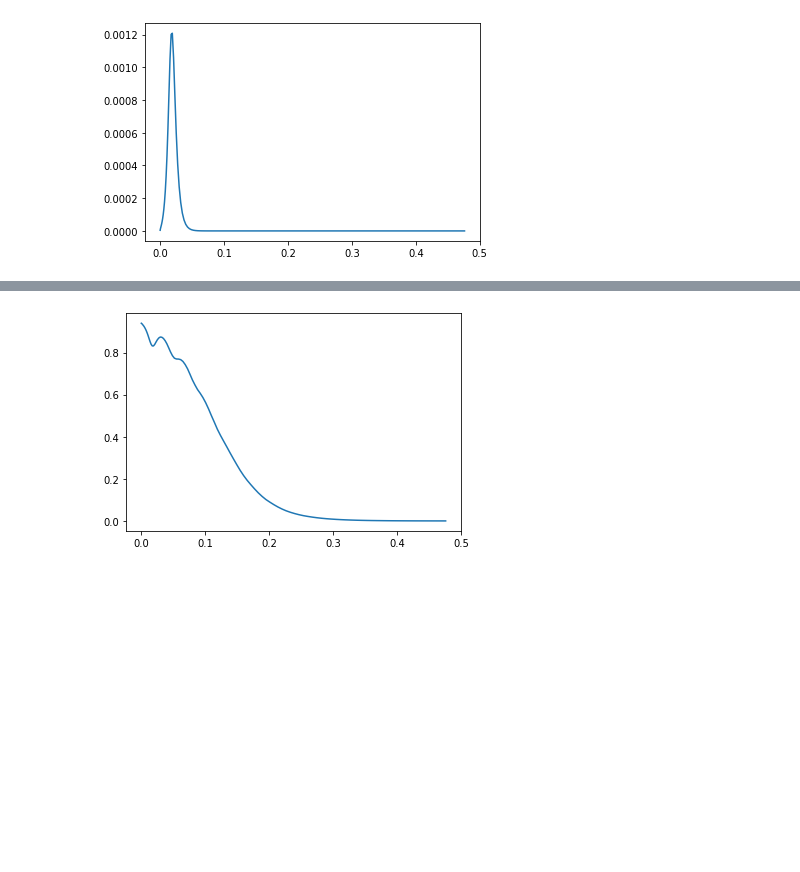
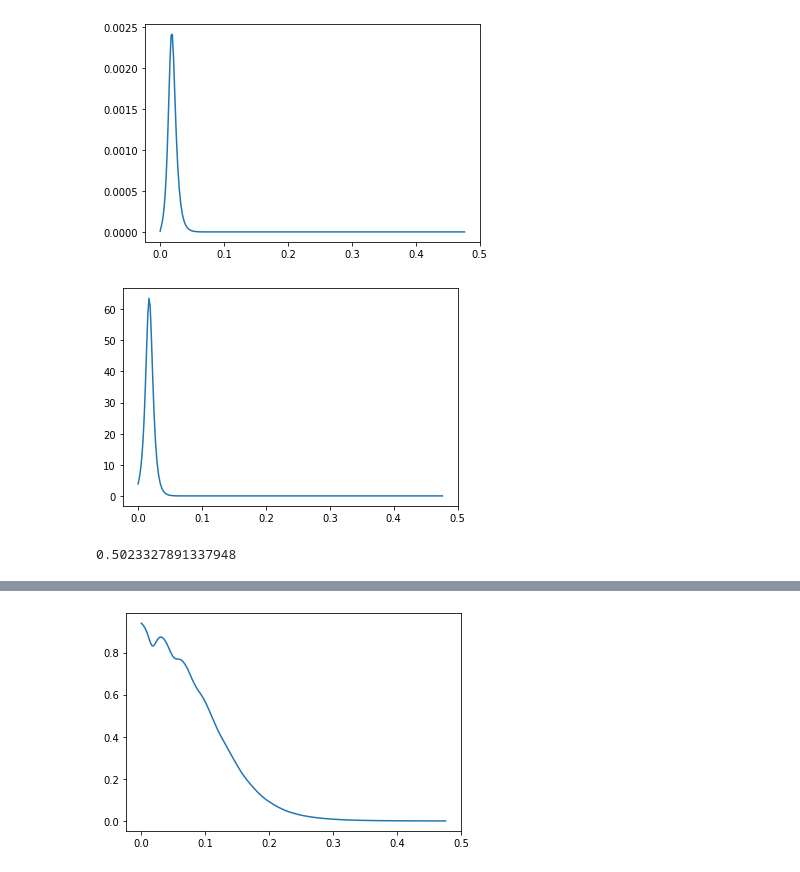
Before and after one commit to stmeinecke/derrom, a Jupyter notebook: ELPH/PHELPH_test.ipynb, the cells around one changed output, grey strips where cells are left out. Cells and saved outputs as stored; diff of their text form; code cells hidden in the pictures; blank space fills up the shorter version.

```diff
--- a/ELPH/PHELPH_test.ipynb
+++ b/ELPH/PHELPH_test.ipynb
@@ -21,35 +21,39 @@ plt.show()
 # %%
-#test
-system.g_photon = 0.01
-system.tau_photon = 500
-system.E_photon = 0.0175
-system.linewidth = 0.005
+# #test
+# system.g_photon = 0.01
+# system.tau_photon = 500
+# system.E_photon = 0.0175
+# system.linewidth = 0.005
 
 # #with oscillation
 # system.g_photon = 0.1
 # system.tau_photon = 20
 # system.E_photon = 0.02
 # system.linewidth = 0.002
 
-# #smooth
-# system.g_photon = 0.02
-# system.tau_photon = 200
-# system.E_photon = 0.0175
-# system.linewidth = 0.005
+#smooth v2
+system.g_photon = 0.02
+system.tau_photon = 200
+system.E_photon = 0.0175
+system.linewidth = 0.005
 
 system.setup_laser()
 
 plt.plot(system.E_el_vec,system.I_gain_helper_vec)
 plt.show()
 
 
-# plt.plot(system.E_el_vec,system.lineshape_vec)
-# plt.show()
+plt.plot(system.E_el_vec,system.lineshape_vec)
+plt.show()
 
 # plt.plot(system.E_el_vec,system.DOS_vec)
 # plt.show()
+
+print(np.sum(system.DOS_vec))
 # %% [output]
-[figure, old version]
+[figure, new version]
+[figure, added]
+0.5023327891337948
 # %%
 tmax=10000
 n_tmax = 1001
```
Also changed, not shown: parts of 5 cells of this notebook, 4 other files.
